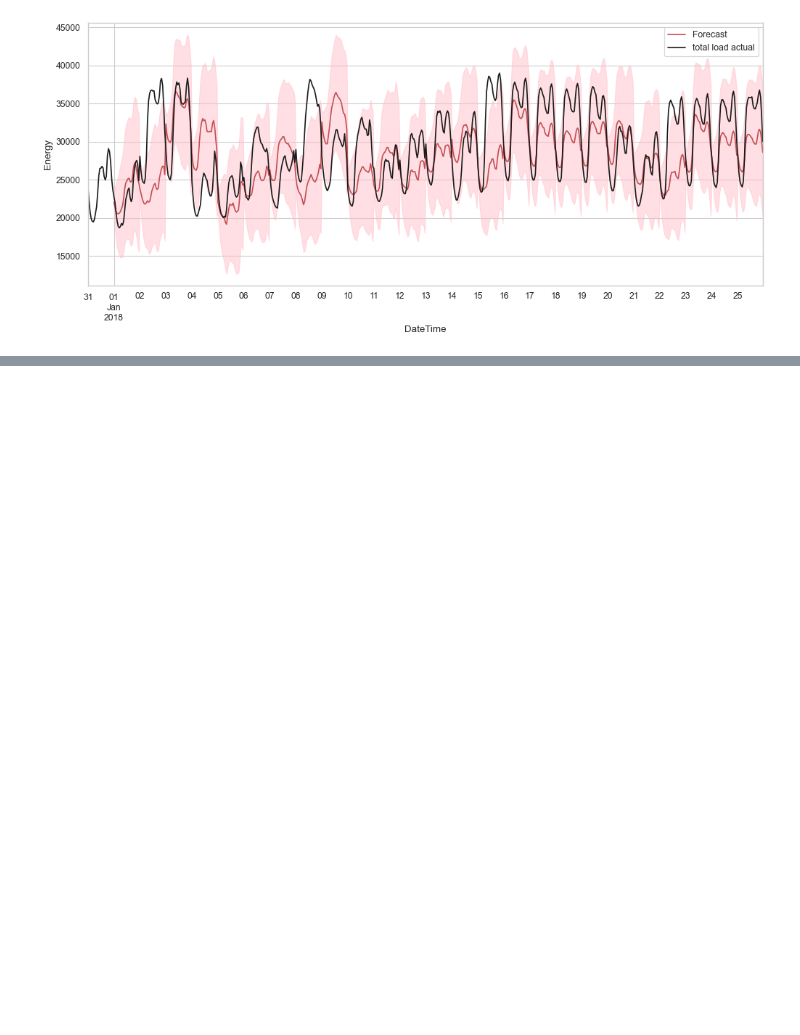
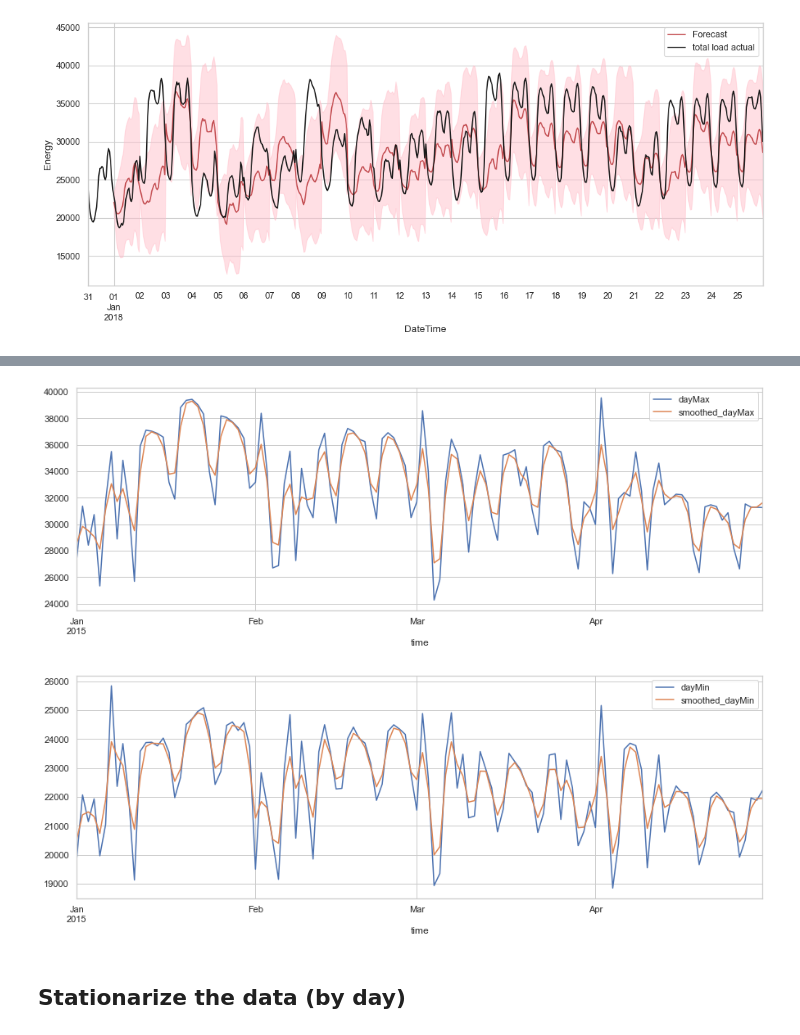
Before and after one commit to mendyhsu/Capstone, a Jupyter notebook: Modeling.ipynb, the cells around one changed output, grey strips where cells are left out. Cells and saved outputs as stored; diff of their text form; code cells hidden in the pictures; blank space fills up the shorter version.

```diff
--- a/Modeling.ipynb
+++ b/Modeling.ipynb
@@ -831,0 +945,3 @@ plot = plt.suptitle('First Week of January Forecast vs Actuals')
+# %%
+day_min_max = day_min.join(day_max)
+day_min_max.head()
@@ -831,0 +956,8 @@ plot = plt.suptitle('First Week of January Forecast vs Actuals')
+# %%
+#datetime.strptime('2018-01-01', '%y-%m-%d')
+
+_ = create_features(day_min_max)
+day_min_max.loc['2018-12-31','weekofyear'] = 53
+#day_min_max.drop(columns='date',inplace=True)
+
+day_min_max.head()
@@ -831,0 +972,27 @@ plot = plt.suptitle('First Week of January Forecast vs Actuals')
+# %%
+
+npl = day_min_max.copy()
+smoothed_cases_max = []
+smoothed_cases_min = []
+for date in sorted(npl['date']):
+    npl['gkv'] = np.exp(
+        -(((npl['date'] - date).apply(lambda x: x.days)) ** 2) / (2 * (0.75 ** 2))
+    )
+    npl['gkv'] /= npl['gkv'].sum()
+    smoothed_cases_max.append(round(npl['dayMax'] * npl['gkv']).sum())
+    smoothed_cases_min.append(round(npl['dayMin'] * npl['gkv']).sum())
+
+day_min_max['smoothed_dayMax'] = smoothed_cases_max
+day_min_max['smoothed_dayMin'] = smoothed_cases_min
+# %%
+#day_min_max['smoothed_dayMax'] = smoothed_cases
+day_min_max[['dayMax','smoothed_dayMax']].iloc[:120].plot(figsize=(15,5))
+plt.show()
+
+day_min_max[['dayMin','smoothed_dayMin']].iloc[:120].plot(figsize=(15,5))
+plt.show()
+# %% [output]
+[figure, added]
+[figure, added]
+# %% [markdown]
+## Stationarize the data (by day)
```
Also changed, not shown: parts of 73 cells of this notebook, 1 other file.
